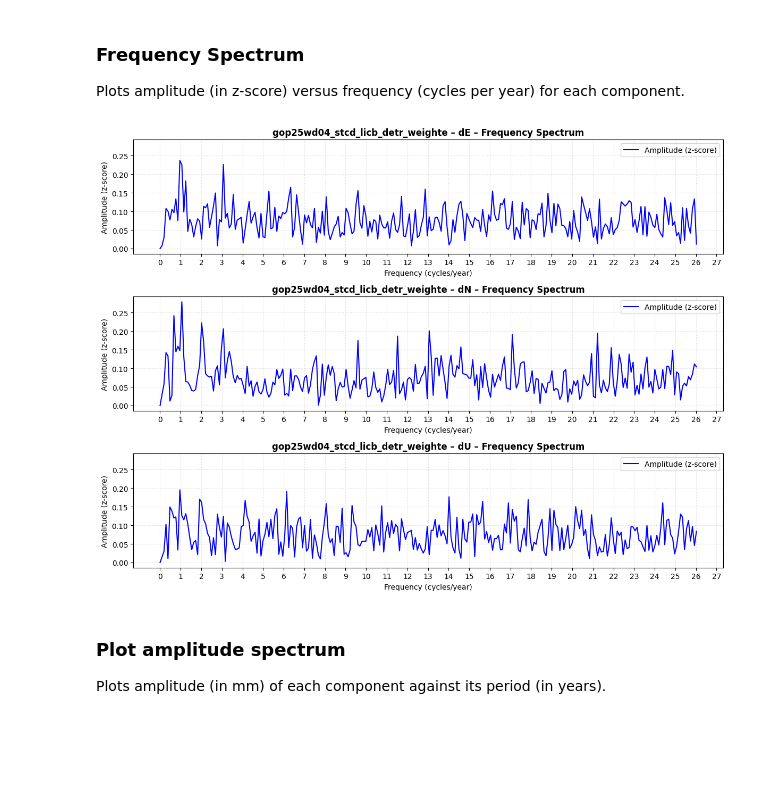
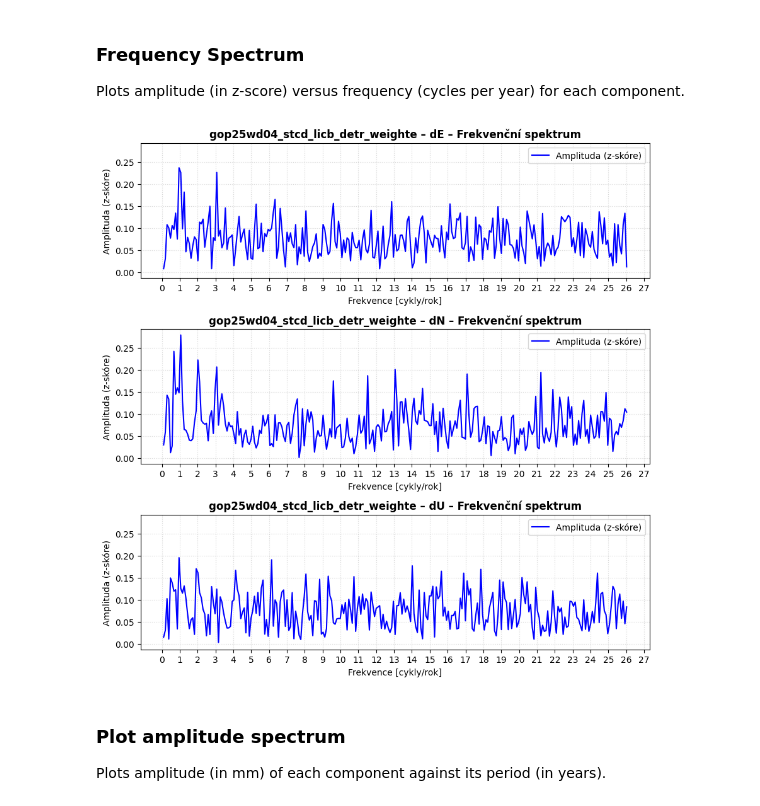
Before and after one commit to kovarmi9/MasterThesis-DorisAnalysis, a Jupyter notebook: notebooks/stations/spectral_analysis.ipynb, the cells around one changed output. Saved outputs shown, nothing was run; the diff lists cells and outputs as text; code cells hidden in the pictures; blank space fills up the shorter version.

```diff
--- a/notebooks/stations/spectral_analysis.ipynb
+++ b/notebooks/stations/spectral_analysis.ipynb
@@ -144,5 +131,7 @@ df_detr = pd.read_csv(DETR_CSV)
 print(f"✔️ Loaded {len(df_detr)} rows from {DETR_CSV}")
 
 # Quick display
-df_detr
+df_detr.head()
+# Create time-from-start column required by doris compute_periodogram
+df_detr["t_year"] = df_detr["year"] - df_detr["year"].iloc[0]
 # %% [output]
@@ -300,12 +190,12 @@ Time span:  10.463 years
 Scatter residuals per axis (`res_dN`, `res_dE`, `res_dU`) vs. `year`.
 # %%
 # Plot detrended residuals
-fig, axes = plt.subplots(3, 1, figsize=(12, 9), sharex=False, sharey=True)
+fig, axes = plt.subplots(3, 1, figsize=(9, 9), sharex=False, sharey=True)
 
 for ax, comp in zip(axes, components):
     y_res = df_detr[f'res_{comp}']
     # Raw residuals
-    ax.plot(df_detr['year'], y_res, '.', ms=4, alpha=0.6, label=f'{comp} residuals')
+    ax.plot(df_detr['year'], y_res, '.', ms=4, alpha=0.6, label=f'{comp} rezidua')
     # Zero line
     ax.axhline(0, color='gray', linestyle='--', linewidth=1)
     # Mean line
@@ -314,8 +204,8 @@ for ax, comp in zip(axes, components):
 
     # Formatting
     ax.set_title(f"{Path(DETR_CSV).stem[:-10]} – {comp}", fontweight='bold')
-    ax.set_ylabel(f'{comp} (mm)')
-    ax.set_xlabel('Year')
+    ax.set_ylabel(f'{comp} [mm]')
+    ax.set_xlabel('Rok')
     ax.legend(loc='best')
     ax.grid(True, linestyle=':', alpha=0.5)
 
@@ -458,37 +336,37 @@ for c, dfp in periodogram_results.items():
 Plots amplitude (in z-score) versus frequency (cycles per year) for each component.
 # %%
 # --- Plot periodogram for each component (frequency in cycles/year) ---
-fig, axes = plt.subplots(len(components), 1, figsize=(12, 9), sharex=False, sharey=True)
+fig, axes = plt.subplots(len(components), 1, figsize=(9, 9), sharex=False, sharey=True)
 if len(components) == 1:
     axes = [axes]
 
 df_all = pd.DataFrame()
 
 for ax, comp in zip(axes, components):
     df_p = periodogram_results[comp]
     m = np.isfinite(df_p['frequency (cycles/year)'])
     df_plot = df_p.loc[m, ['frequency (cycles/year)', 'amplitude_z']]
 
-    ax.plot(df_plot['frequency (cycles/year)'], df_plot['amplitude_z'], '-', color='blue', label='Amplitude (z-score)')
-    ax.set_title(f"{Path(DETR_CSV).stem[:-10]} – {comp} – Frequency Spectrum", fontweight='bold')
-    ax.set_ylabel('Amplitude (z-score)')
-    ax.set_xlabel('Frequency (cycles/year)')
+    ax.plot(df_plot['frequency (cycles/year)'], df_plot['amplitude_z'], '-', color='blue', label='Amplituda (z-skóre)')
+    ax.set_title(f"{Path(DETR_CSV).stem[:-10]} – {comp} – Frekvenční spektrum", fontweight='bold')
+    ax.set_ylabel('Amplituda (z-skóre)')
+    ax.set_xlabel('Frekvence [cykly/rok]')
     ax.grid(True, linestyle=':', alpha=0.5)
     ax.legend()
 
     # --- Custom ticks: step = 1 cycles/year ---
     min_x = 0
     max_x = np.ceil(df_plot['frequency (cycles/year)'].max())
     ax.set_xticks(np.arange(min_x, max_x + 1, 1))
 
     df_all[comp] = df_plot['amplitude_z'].reset_index(drop=True)
 
 plt.tight_layout()
 image_file_name = f"{IMAGE_NAME}_amplitude_frequency"
 fig.savefig(IMAGES_DIR / f"{image_file_name}.pdf", bbox_inches="tight")
 plt.show()
 # %% [output]
-[figure, old version]
+[figure, new version]
 # %% [markdown]
 ### Plot amplitude spectrum
 Plots amplitude (in mm) of each component against its period (in years).
```
Also changed, not shown: parts of 23 cells of this notebook, 24 other files.
